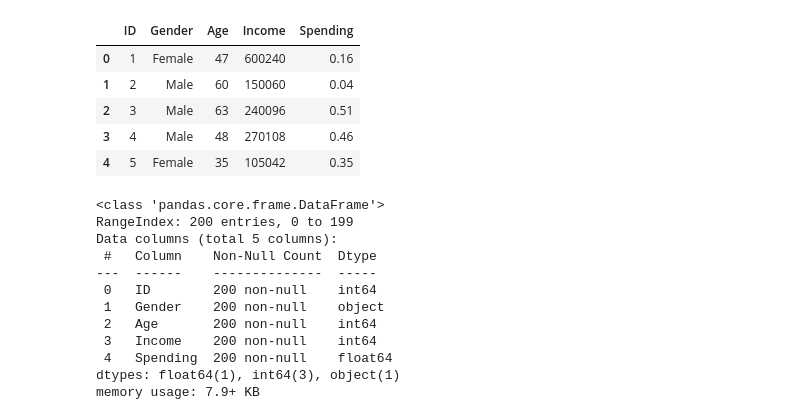
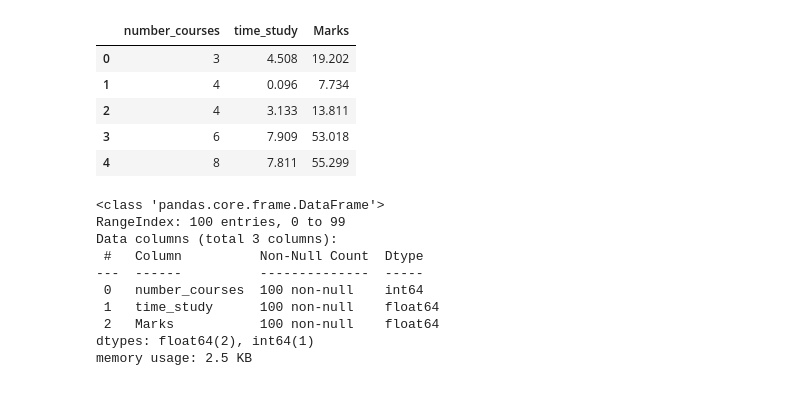
Before and after one commit to stnrsita/2108107010015_Pertemuan_11_ANN, a Jupyter notebook: ANN_Regression.ipynb, the cells around one changed output. Cells and saved outputs as stored; diff of their text form; code cells hidden in the pictures.

```diff
--- a/ANN_Regression.ipynb
+++ b/ANN_Regression.ipynb
@@ -1,31 +12,27 @@
 # %%
-import pandas as pd
-
 # Import dataset
-dataset = pd.read_csv('Customers Cluster.csv')
+dataset = pd.read_csv('Student_Marks.csv')
 dataset.head()
 # %% [output]
-|  | ID | Gender | Age | Income | Spending |
-| 0 | 1 | Female | 47 | 600240 | 0.16 |
-| 1 | 2 | Male | 60 | 150060 | 0.04 |
-| 2 | 3 | Male | 63 | 240096 | 0.51 |
-| 3 | 4 | Male | 48 | 270108 | 0.46 |
-| 4 | 5 | Female | 35 | 105042 | 0.35 |
+|  | number_courses | time_study | Marks |
+| 0 | 3 | 4.508 | 19.202 |
+| 1 | 4 | 0.096 | 7.734 |
+| 2 | 4 | 3.133 | 13.811 |
+| 3 | 6 | 7.909 | 53.018 |
+| 4 | 8 | 7.811 | 55.299 |
 # %%
 dataset.info()
 # %% [output]
 <class 'pandas.core.frame.DataFrame'>
-RangeIndex: 200 entries, 0 to 199
-Data columns (total 5 columns):
- #   Column    Non-Null Count  Dtype
----  ------    --------------  -----
- 0   ID        200 non-null    int64
- 1   Gender    200 non-null    object
- 2   Age       200 non-null    int64
- 3   Income    200 non-null    int64
- 4   Spending  200 non-null    float64
-dtypes: float64(1), int64(3), object(1)
-memory usage: 7.9+ KB
+RangeIndex: 100 entries, 0 to 99
+Data columns (total 3 columns):
+ #   Column          Non-Null Count  Dtype
+---  ------          --------------  -----
+ 0   number_courses  100 non-null    int64
+ 1   time_study      100 non-null    float64
+ 2   Marks           100 non-null    float64
+dtypes: float64(2), int64(1)
+memory usage: 2.5 KB
 # %%
 # Mengecek jumlah nilai yang hilang (missing value) dalam setiap kolom DataFrame
 dataset.isna().sum()
```
Also changed, not shown: parts of 9 cells of this notebook, 2 other files.
